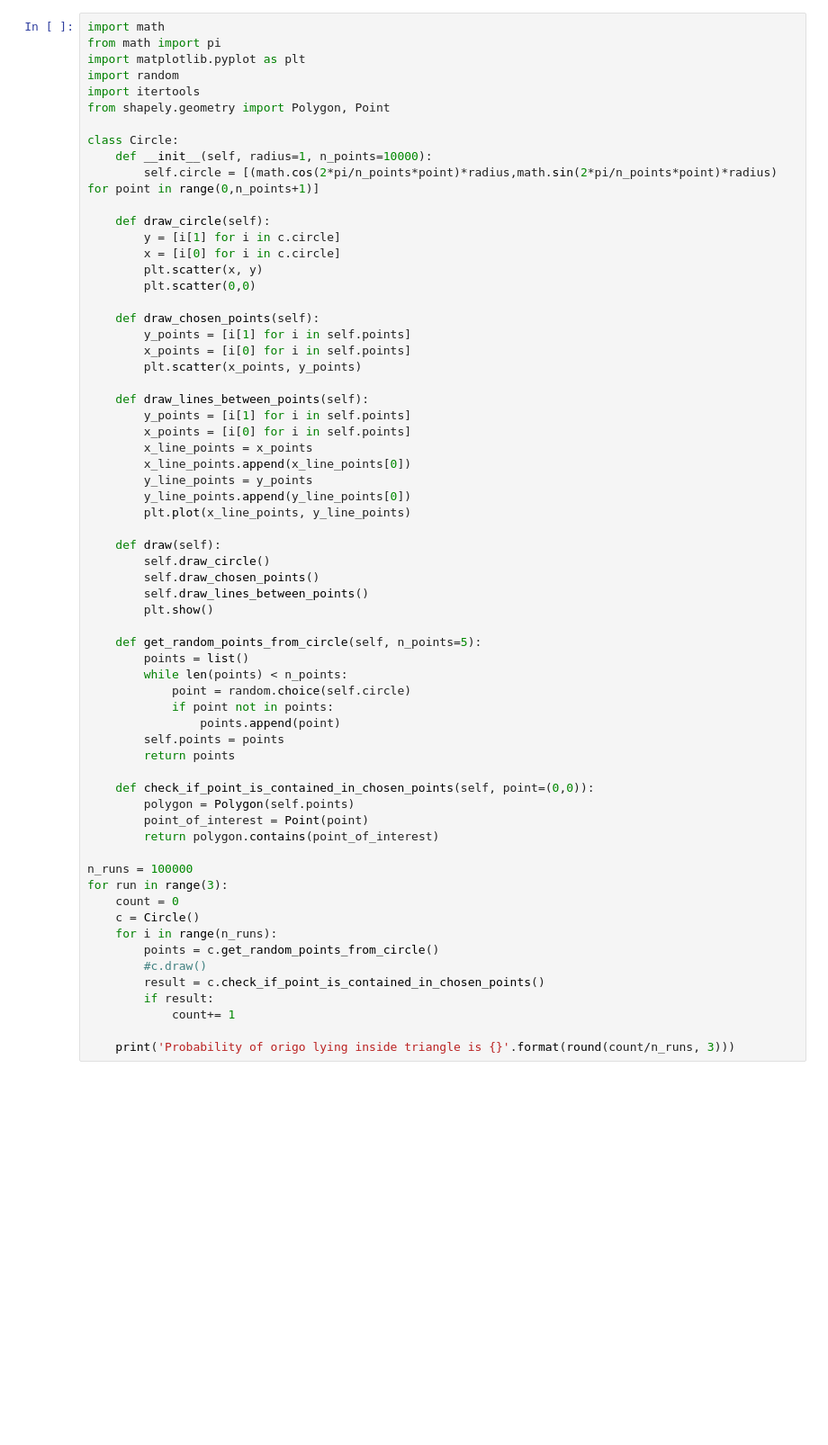
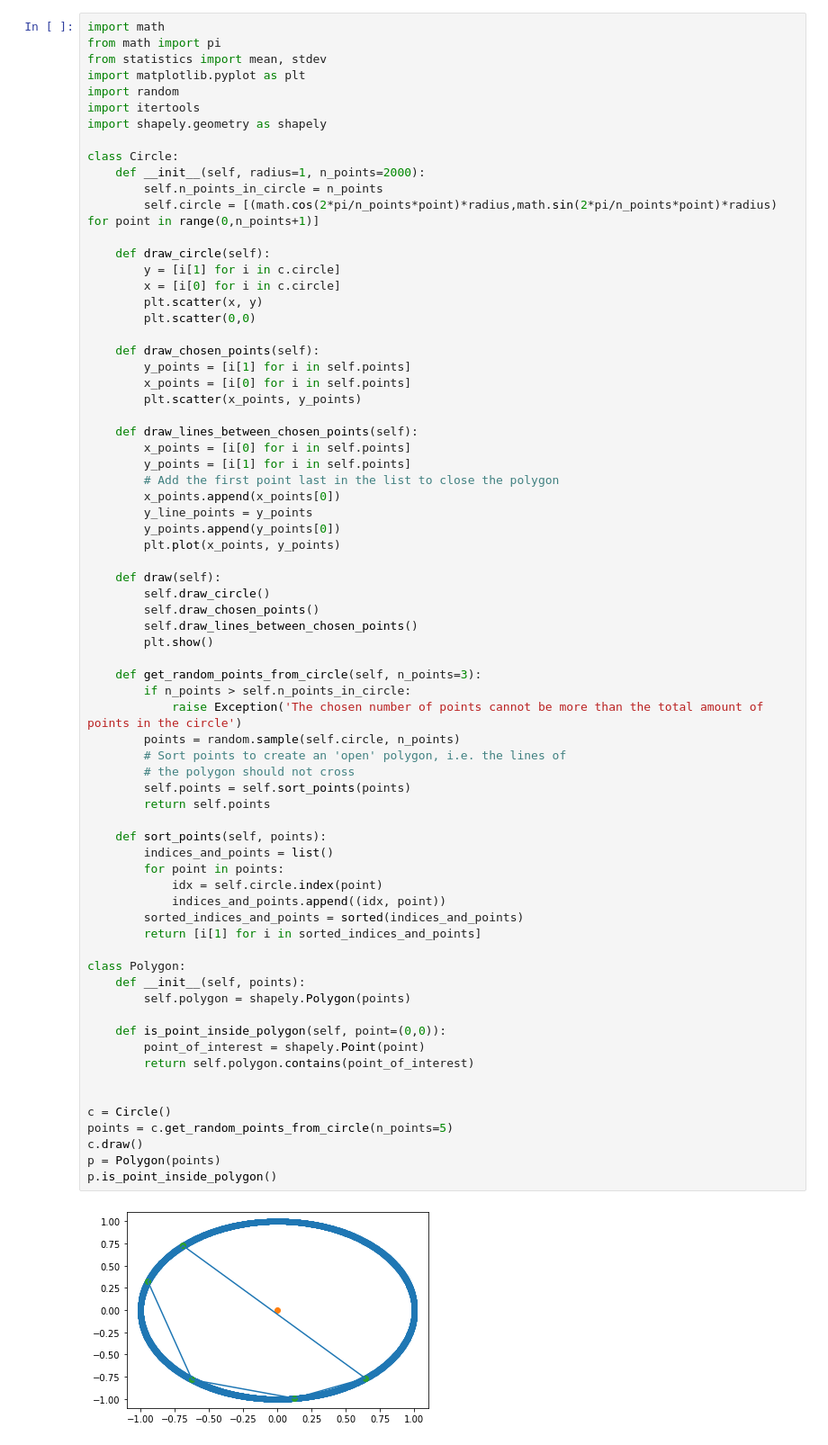
Before and after one commit to VictorGardi/circle_polygon_problem, a Jupyter notebook: circle_problem.ipynb, the cells around one changed output. Shown at 90% size. Drawn from its saved outputs; the diff is of its cells as text; blank space fills up the shorter version.

```diff
--- a/circle_problem.ipynb
+++ b/circle_problem.ipynb
@@ -1,65 +1,73 @@
 # %%
 import math
 from math import pi
+from statistics import mean, stdev
 import matplotlib.pyplot as plt
 import random
 import itertools
-from shapely.geometry import Polygon, Point
+import shapely.geometry as shapely
 
 class Circle:
-    def __init__(self, radius=1, n_points=10000):
+    def __init__(self, radius=1, n_points=2000):
+        self.n_points_in_circle = n_points
         self.circle = [(math.cos(2*pi/n_points*point)*radius,math.sin(2*pi/n_points*point)*radius) for point in range(0,n_points+1)]
 
     def draw_circle(self):
         y = [i[1] for i in c.circle]
         x = [i[0] for i in c.circle]
         plt.scatter(x, y)
         plt.scatter(0,0)
 
     def draw_chosen_points(self):
         y_points = [i[1] for i in self.points]
         x_points = [i[0] for i in self.points]
         plt.scatter(x_points, y_points)
 
-    def draw_lines_between_points(self):
+    def draw_lines_between_chosen_points(self):
+        x_points = [i[0] for i in self.points]
         y_points = [i[1] for i in self.points]
-        x_points = [i[0] for i in self.points]
-        x_line_points = x_points
-        x_line_points.append(x_line_points[0])
+        # Add the first point last in the list to close the polygon
+        x_points.append(x_points[0])
         y_line_points = y_points
-        y_line_points.append(y_line_points[0])
-        plt.plot(x_line_points, y_line_points)
+        y_points.append(y_points[0])
+        plt.plot(x_points, y_points)
 
     def draw(self):
         self.draw_circle()
         self.draw_chosen_points()
-        self.draw_lines_between_points()
+        self.draw_lines_between_chosen_points()
         plt.show()
 
-    def get_random_points_from_circle(self, n_points=5):
-        points = list()
-        while len(points) < n_points:
-            point = random.choice(self.circle)
-            if point not in points:
-                points.append(point)
-        self.points = points
-        return points
+    def get_random_points_from_circle(self, n_points=3):
+        if n_points > self.n_points_in_circle:
+            raise Exception('The chosen number of points cannot be more than the total amount of points in the circle')
+        points = random.sample(self.circle, n_points)
+        # Sort points to create an 'open' polygon, i.e. the lines of
+        # the polygon should not cross
+        self.points = self.sort_points(points)
+        return self.points
 
-    def check_if_point_is_contained_in_chosen_points(self, point=(0,0)):
-        polygon = Polygon(self.points)
-        point_of_interest = Point(point)
-        return polygon.contains(point_of_interest)
+    def sort_points(self, points):
+        indices_and_points = list()
+        for point in points:
+            idx = self.circle.index(point)
+            indices_and_points.append((idx, point))
+        sorted_indices_and_points = sorted(indices_and_points)
+        return [i[1] for i in sorted_indices_and_points]
 
-n_runs = 100000
-for run in range(3):
-    count = 0
-    c = Circle()
-    for i in range(n_runs):
-        points = c.get_random_points_from_circle()
-        #c.draw()
-        result = c.check_if_point_is_contained_in_chosen_points()
-        if result:
-            count+= 1
+class Polygon:
+    def __init__(self, points):
+        self.polygon = shapely.Polygon(points)
 
-    print('Probability of origo lying inside triangle is {}'.format(round(count/n_runs, 3)))
+    def is_point_inside_polygon(self, point=(0,0)):
+        point_of_interest = shapely.Point(point)
+        return self.polygon.contains(point_of_interest)
+
+
+c = Circle()
+points = c.get_random_points_from_circle(n_points=5)
+c.draw()
+p = Polygon(points)
+p.is_point_inside_polygon()
 # %% [output]
+[figure, added]
```
Also changed, not shown: parts of 4 cells of this notebook.
